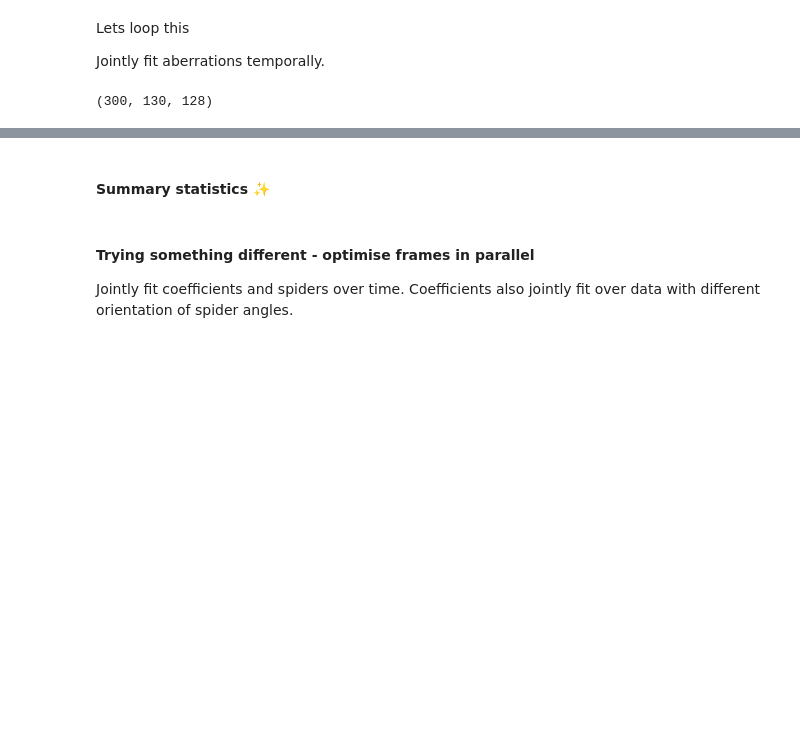
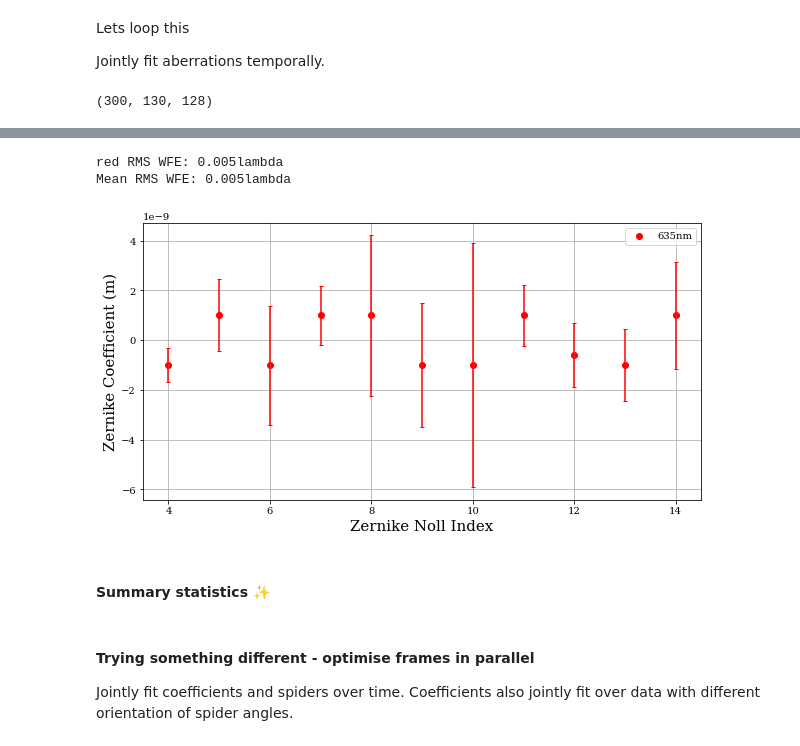
Before and after one commit to TolimanSpace/toliman_dp_design_testing, a Jupyter notebook: System_Aberrations.ipynb, the cells around one changed output, grey strips where cells are left out. Saved outputs shown, nothing was run; the diff lists cells and outputs as text; code cells hidden in the pictures; blank space fills up the shorter version.

```diff
--- a/System_Aberrations.ipynb
+++ b/System_Aberrations.ipynb
@@ -847,3 +737,54 @@ plt.grid()
+# %%
+# calc CRLB and save coeffs + associated uncertainties
+# called AFTER optimisation (i.e. evaluated at MLE)
+CRLB = optimisation_manager.calc_CRLB(param="aperture.coefficients")
+CRLB_max = [crlb.max(axis=0) for crlb in CRLB] # take the maximum uncertainty
+CRLB_max = np.nanmax(np.asarray(CRLB_max),axis=0)
+coeffs = optimisation_manager.OptimManagers[0].models[0].aperture.coefficients # any config for any frame model
+
+ddict = {}
+ddict['value'] = coeffs
+ddict['stdev']=CRLB_max
+ddict['SEM']=CRLB_max/np.sqrt(frames_i.shape[0])
+print("Calculating SEM over {} frames".format(frames_i.shape[0]))
+pickle.dump(ddict, open(save_dir+"system_coeffs_dict.pkl", 'wb'))
+# %%
+# plot this info
+stored_coeffs = pickle.load(open(save_dir +"system_coeffs_dict.pkl",'rb'))
+mean, stdev = stored_coeffs["value"], stored_coeffs["SEM"]
+
+plt.figure(figsize=(10,5))
+wf_errs = []
+labels = ['red']
+stdevs = [stdev]
+for i,coeffs in enumerate([mean]):
+
+    if 'red' in labels[i]:
+        wl = red_laser_wl
+        colour = 'r'
+    elif 'green' in labels[i]:
+        wl = green_laser_wl
+        colour = 'g'
+    else:
+        ValueError("Unknown Wavelength")
+
+    plt.scatter(zernike_indicies, coeffs, label=str(round(wl*1e9))+"nm", c=colour)
+    plt.errorbar(zernike_indicies, coeffs, yerr=stdevs[i],ecolor=colour, capsize=2,linestyle='')
+    RMS_wf_err = ((coeffs**2).sum())**0.5
+
+    print("{} RMS WFE: {:.3f}lambda".format(labels[i], RMS_wf_err/wl))
+    wf_errs.append(RMS_wf_err/wl)
+
+plt.xlabel("Zernike Noll Index")
+plt.ylabel("Zernike Coefficient (m)")
+plt.grid()
+plt.legend()
+
+print("Mean RMS WFE: {:.3f}lambda".format(np.mean(wf_errs)))
+# %% [output]
+red RMS WFE: 0.005lambda
+Mean RMS WFE: 0.005lambda
+[figure, added]
 # %% [markdown]
 #### Summary statistics ✨
 # %%
```
Also changed, not shown: parts of 11 cells of this notebook, 2 other files.
